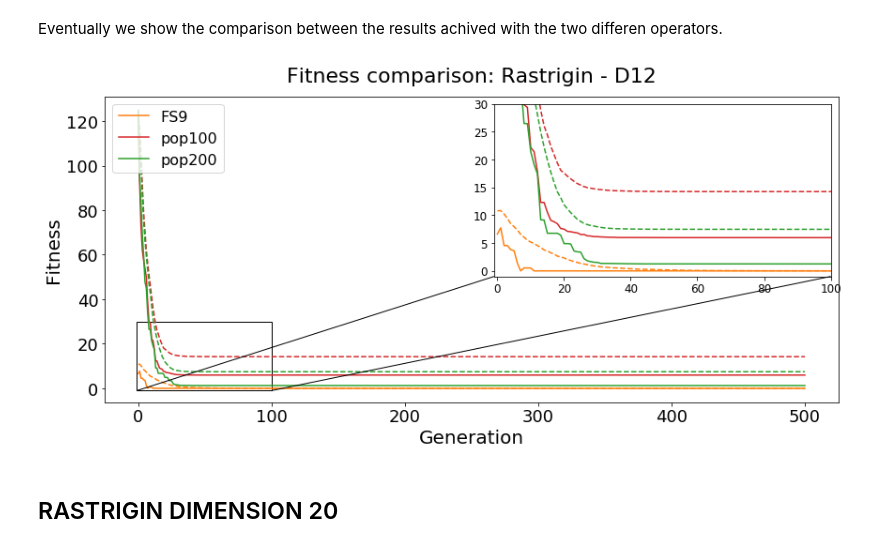
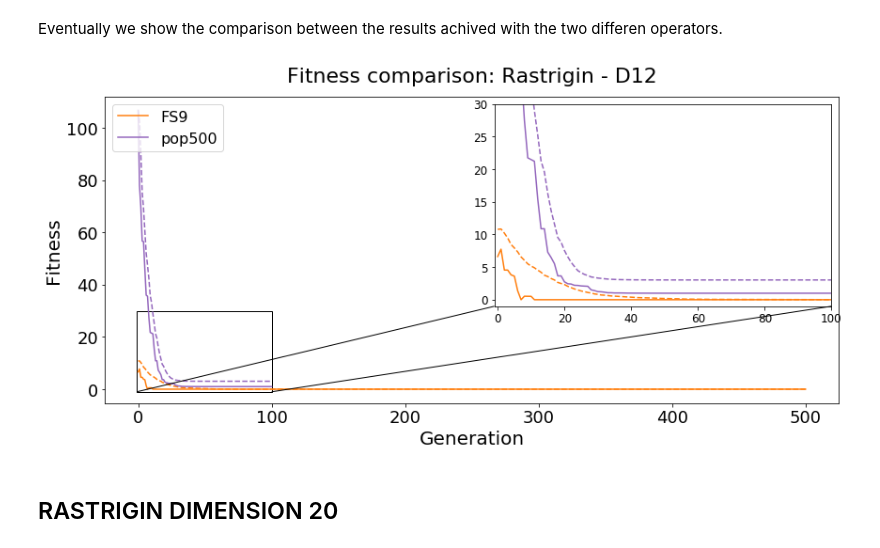
Before and after one commit to eleonoragatti44/Transposition-ECProject, a Jupyter notebook: analysis.ipynb, the cells around one changed output. Drawn from its saved outputs; the diff is of its cells as text; code cells hidden in the pictures.

```diff
--- a/analysis.ipynb
+++ b/analysis.ipynb
@@ -172,6 +172,7 @@ Eventually we show the comparison between the results achived with the two diffe
 # %%
 pop100 = get_data('Results/Rastrigin/D12/rastrigin_crossover.dat')
 pop200 = get_data('Results/Rastrigin/D12/rastrigin_crossover_200pop.dat')
+pop500 = get_data('Results/Rastrigin/D12/rastrigin_crossover_D12_pop500.dat')
 
 fig, ax = plt.subplots(figsize=(14,6))
 axins = zoomed_inset_axes(ax, zoom=2.5, loc=1)
@@ -181,36 +182,43 @@ ax.plot(fs9[1], c='tab:orange', linestyle='dashed')
 axins.plot(fs9[0], label='FS9', c='tab:orange')
 axins.plot(fs9[1], c='tab:orange', linestyle='dashed')
 
-
+'''
 ax.plot(pop100[0], label='pop100', c='tab:red')
 ax.plot(pop100[1], c='tab:red', linestyle='dashed')
 axins.plot(pop100[0], label='pop100', c='tab:red')
 axins.plot(pop100[1], c='tab:red', linestyle='dashed')
 
 ax.plot(pop200[0], label='pop200', c='tab:green')
 ax.plot(pop200[1], c='tab:green', linestyle='dashed')
 axins.plot(pop200[0], label='pop200', c='tab:green')
 axins.plot(pop200[1], c='tab:green', linestyle='dashed')
+'''
+
+
+ax.plot(pop500[0], label='pop500', c='tab:purple')
+ax.plot(pop500[1], c='tab:purple', linestyle='dashed')
+axins.plot(pop500[0], label='pop500', c='tab:purple')
+axins.plot(pop500[1], c='tab:purple', linestyle='dashed')
 
 
 # zoom
 
 x1, x2, y1, y2 = -1, 100, -1, 30
 axins.set_xlim(x1, x2)
 axins.set_ylim(y1, y2)
 axins.tick_params(axis='both', labelsize=12)
 mark_inset(ax, axins, loc1=3, loc2=4);
 
 ax.set_title('Fitness comparison: Rastrigin - D12', pad=15)
 ax.set_xlabel('Generation')
 ax.set_ylabel('Fitness')
 ax.legend(loc='upper left', fontsize=16)
 
 plt.savefig('Figure/fitness_rastrigin_confrontation_D12.pdf', dpi=400)
 #plt.xlim(0,500)
 #plt.ylim(0,10)
 # %% [output]
-[figure, old version]
+[figure, new version]
 # %% [markdown]
 ## RASTRIGIN DIMENSION 20
 # %% [markdown]
```
Also changed, not shown: 6 other files.
